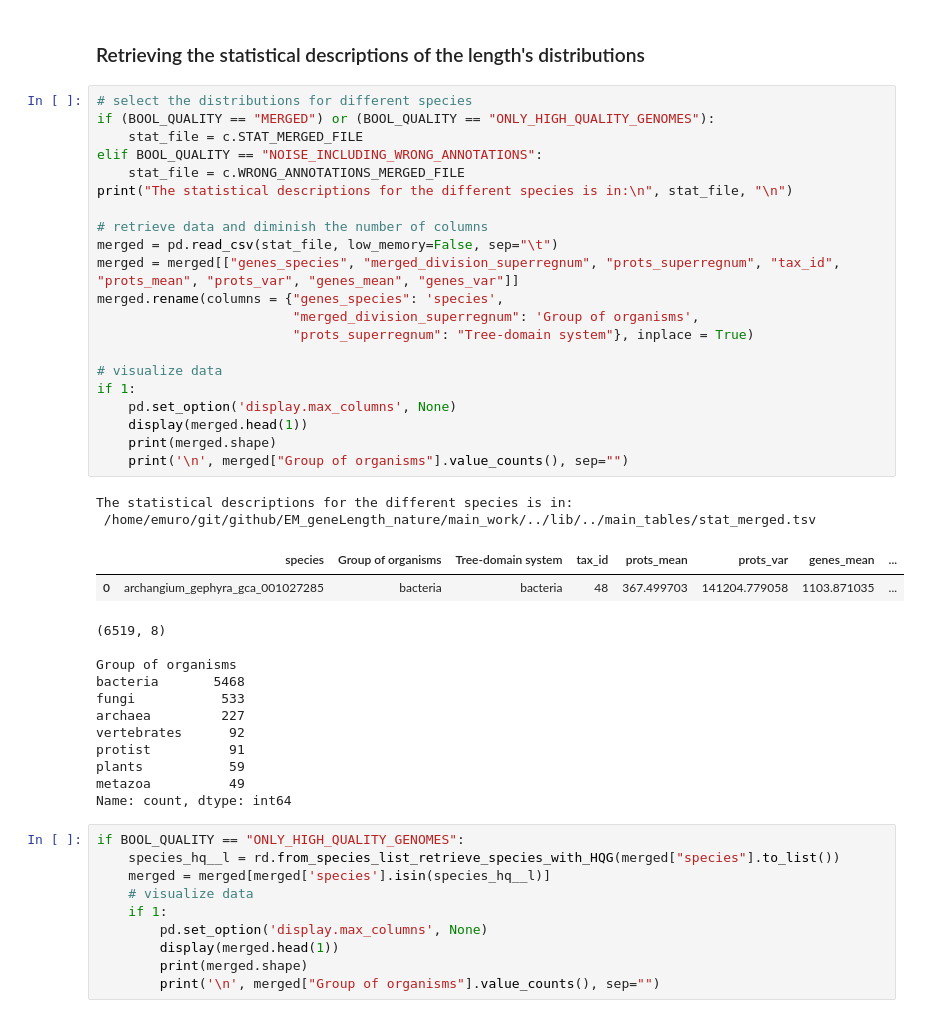
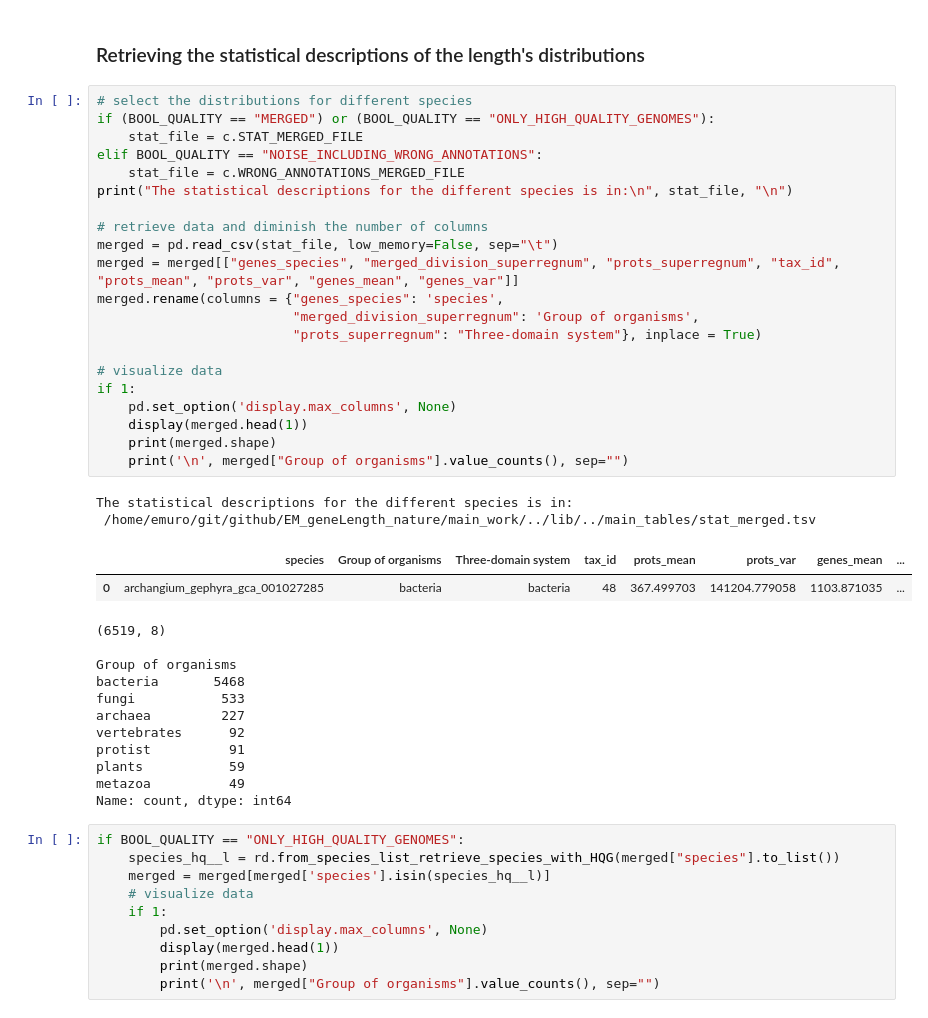
Before and after one commit to emuro/EM_probando, a Jupyter notebook: main_work/relation_proteins_protCodGenes_lengths.ipynb, the cells around one changed output. Cells and saved outputs as stored; diff of their text form.

```diff
--- a/main_work/relation_proteins_protCodGenes_lengths.ipynb
+++ b/main_work/relation_proteins_protCodGenes_lengths.ipynb
@@ -25,28 +25,28 @@ BOOL_ALSO_THREE_DOMAIN_SYSTEM = 1
 # %%
 # select the distributions for different species
 if (BOOL_QUALITY == "MERGED") or (BOOL_QUALITY == "ONLY_HIGH_QUALITY_GENOMES"):
     stat_file = c.STAT_MERGED_FILE
 elif BOOL_QUALITY == "NOISE_INCLUDING_WRONG_ANNOTATIONS":
     stat_file = c.WRONG_ANNOTATIONS_MERGED_FILE
 print("The statistical descriptions for the different species is in:\n", stat_file, "\n")
 
 # retrieve data and diminish the number of columns
 merged = pd.read_csv(stat_file, low_memory=False, sep="\t")
 merged = merged[["genes_species", "merged_division_superregnum", "prots_superregnum", "tax_id", "prots_mean", "prots_var", "genes_mean", "genes_var"]]
 merged.rename(columns = {"genes_species": 'species',
                          "merged_division_superregnum": 'Group of organisms',
-                         "prots_superregnum": "Tree-domain system"}, inplace = True)
+                         "prots_superregnum": "Three-domain system"}, inplace = True)
 
 # visualize data
 if 1:
     pd.set_option('display.max_columns', None)
     display(merged.head(1))
     print(merged.shape)
     print('\n', merged["Group of organisms"].value_counts(), sep="")
 # %% [output]
 The statistical descriptions for the different species is in:
  /home/emuro/git/github/EM_geneLength_nature/main_work/../lib/../main_tables/stat_merged.tsv
-|  | species | Group of organisms | Tree-domain system | tax_id | prots_mean | prots_var | genes_mean | ... |
+|  | species | Group of organisms | Three-domain system | tax_id | prots_mean | prots_var | genes_mean | ... |
 | 0 | archangium_gephyra_gca_001027285 | bacteria | bacteria | 48 | 367.499703 | 141204.779058 | 1103.871035 | ... |
 (6519, 8)
 
```
Also changed, not shown: parts of 2 cells of this notebook, 2 other files.
